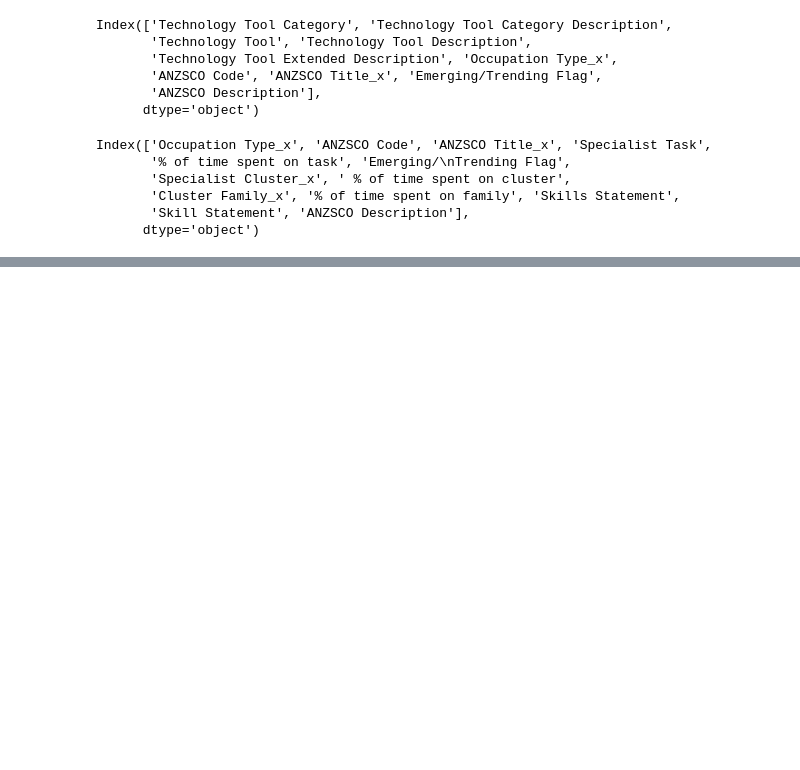
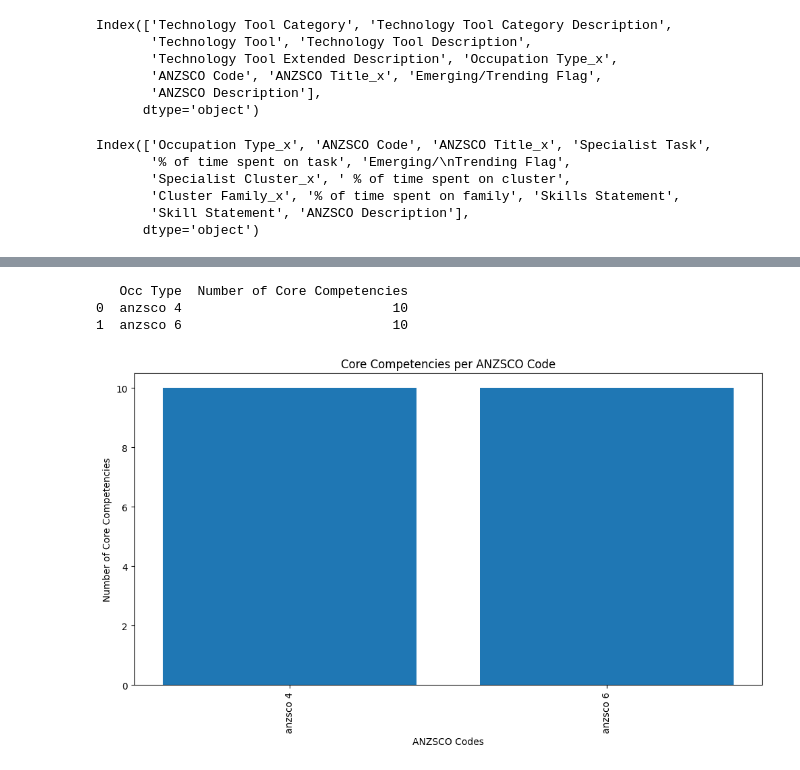
Before and after one commit to SidArora01/TextAnalysis-NLP-AT1, a Jupyter notebook: CC.ipynb, the cells around one changed output, grey strips where cells are left out. Cells and saved outputs as stored; diff of their text form; code cells hidden in the pictures; blank space fills up the shorter version.

```diff
--- a/CC.ipynb
+++ b/CC.ipynb
@@ -199,0 +373,20 @@ st_merged_df = st_merged_df.replace(',', '', regex=True)
+# %%
+core_competency_counts = cc_merged_df.groupby("Occupation Type_x")["Core Competency"].nunique().reset_index()
+core_competency_counts.columns = ["Occ Type", "Number of Core Competencies"]
+
+# Display the result
+print(core_competency_counts.sort_values(by="Number of Core Competencies", ascending=False))
+
+
+plt.figure(figsize=(12, 6))
+plt.bar(core_competency_counts["Occ Type"], core_competency_counts["Number of Core Competencies"])
+plt.xticks(rotation=90)  # Rotate x-axis labels if needed
+plt.xlabel("ANZSCO Codes")
+plt.ylabel("Number of Core Competencies")
+plt.title("Core Competencies per ANZSCO Code")
+plt.show()
+# %% [output]
+   Occ Type  Number of Core Competencies
+0  anzsco 4                           10
+1  anzsco 6                           10
+[figure, added]
```
Also changed, not shown: parts of 13 cells of this notebook, 1 other file.
